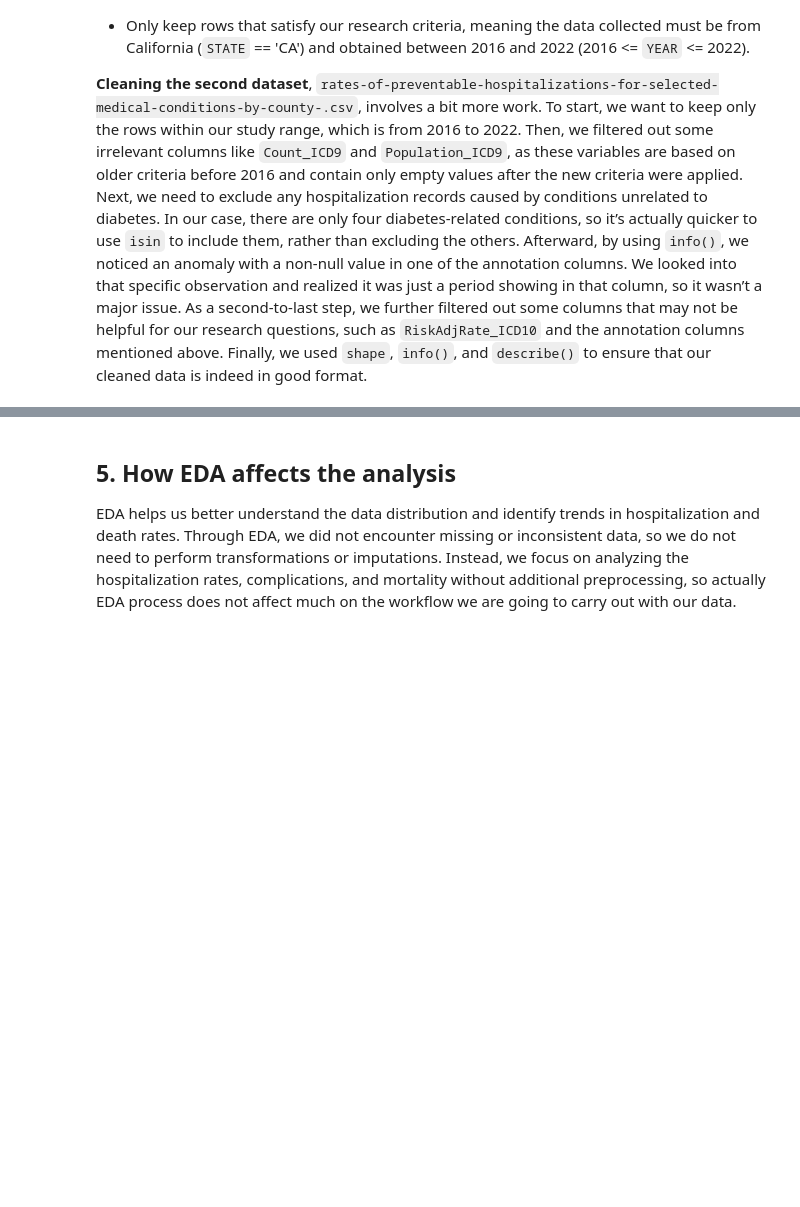
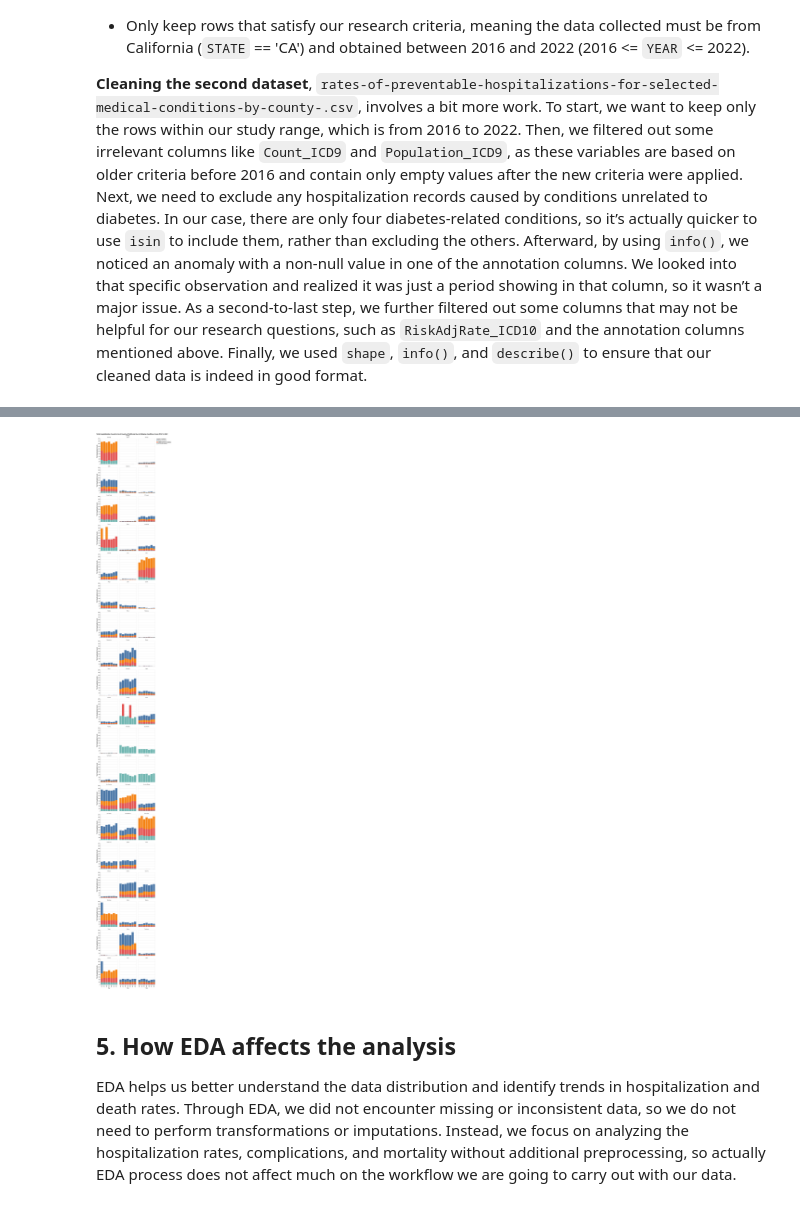
Before and after one commit to Jitao-Z/DB-Research-Project, a Jupyter notebook: report/Midway.ipynb, the cells around one changed output, grey strips where cells are left out. Drawn from its saved outputs; the diff is of its cells as text; code cells hidden in the pictures; blank space fills up the shorter version.

```diff
--- a/report/Midway.ipynb
+++ b/report/Midway.ipynb
@@ -40,3 +60,7 @@ __Cleaning the second dataset__, `rates-of-preventable-hospitalizations-for-sele
+# %%
+Image(filename="../images/v2.png", width=1000)
+# %% [output]
+[figure, added]
 # %% [markdown]
 ## 5. How EDA affects the analysis
 EDA helps us better understand the data distribution and identify trends in hospitalization and death rates. Through EDA, we did not encounter missing or inconsistent data, so we do not need to perform transformations or imputations. Instead, we focus on analyzing the hospitalization rates, complications, and mortality without additional preprocessing, so actually EDA process does not affect much on the workflow we are going to carry out with our data.
```
Also changed, not shown: parts of 5 cells of this notebook.
